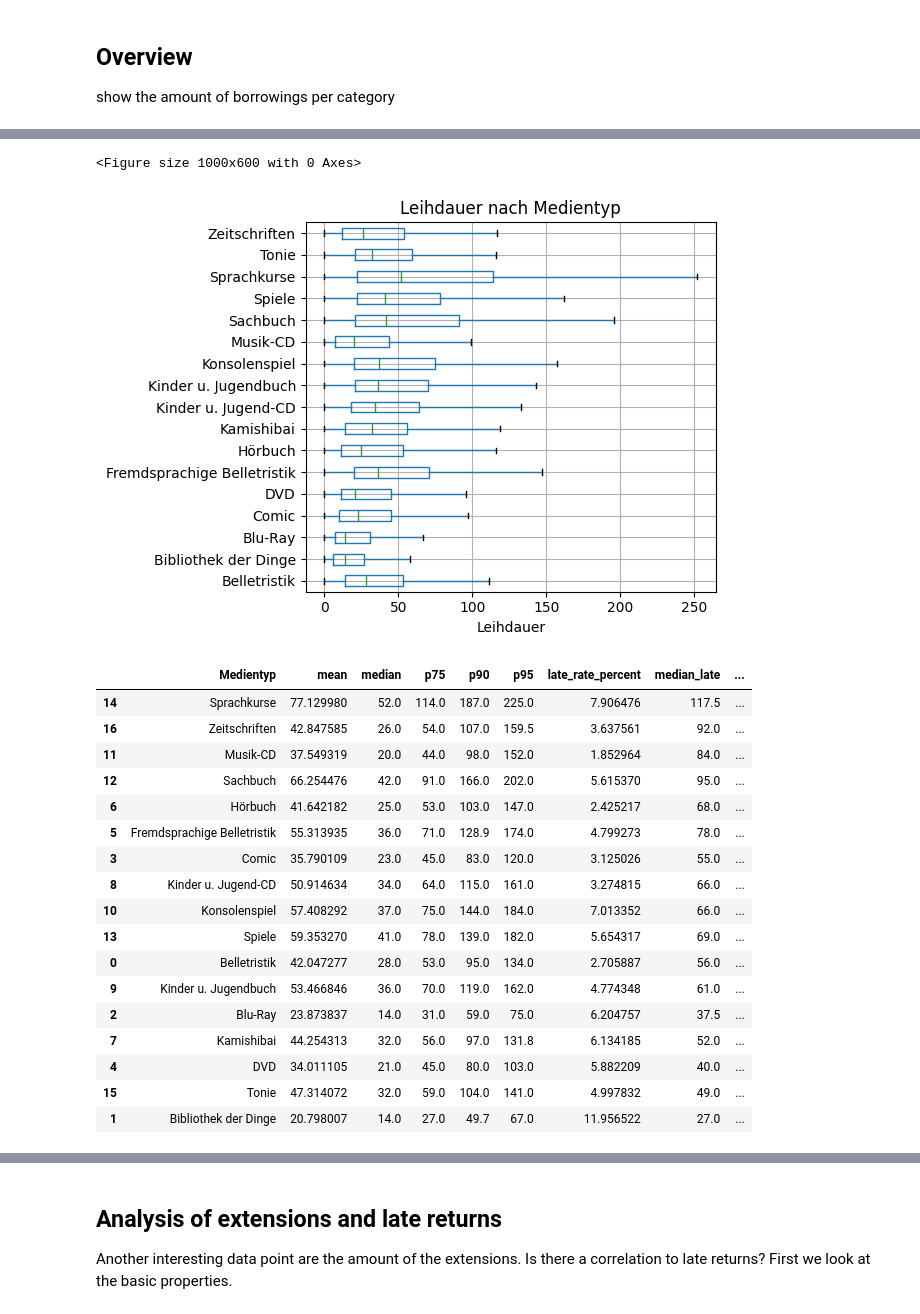
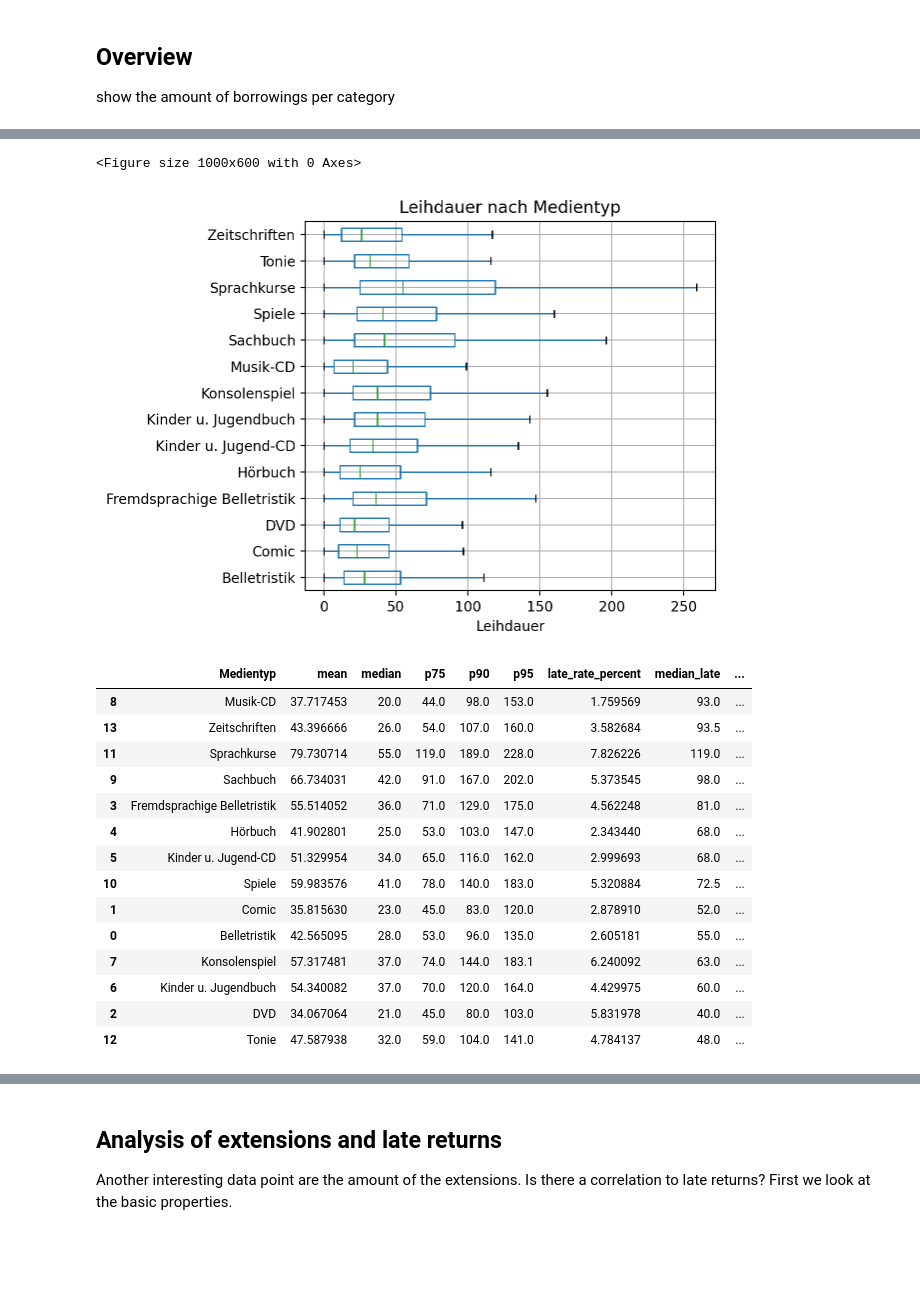
Before and after one commit to RobinAllgeier/Data_Literacy, a Jupyter notebook: exp/nr_01_eda_media-types.ipynb, the cells around one changed output, grey strips where cells are left out. Cells and saved outputs as stored; diff of their text form; code cells hidden in the pictures; blank space fills up the shorter version.

```diff
--- a/exp/nr_01_eda_media-types.ipynb
+++ b/exp/nr_01_eda_media-types.ipynb
@@ -183,6 +124,6 @@ The next step is to find good indicators for late returns by analyzing loan dura
 # %%
 leihdauer_stats = (
-    all_data_frame
+    data_frame
     .groupby("Medientyp")["Leihdauer"]
     .agg(
         mean="mean",
@@ -195,14 +136,14 @@ leihdauer_stats = (
 )
 
 late_rate = (
-    all_data_frame
+    data_frame
     .groupby("Medientyp")["Verspätet"]
     .apply(lambda x: (x == "Ja").mean() * 100)
     .rename("late_rate_percent")
 )
 
 leihdauer_by_late = (
-    all_data_frame
+    data_frame
     .groupby(["Medientyp", "Verspätet"])["Leihdauer"]
     .median()
     .unstack()
@@ -212,56 +153,53 @@ leihdauer_by_late = (
 leihdauer_by_late["delta_median"] = (
         leihdauer_by_late["median_late"]
         - leihdauer_by_late["median_on_time"]
 )
 
-final_table = (
+media_type_table = (
     leihdauer_stats
     .set_index("Medientyp")
     .join(late_rate)
     .join(leihdauer_by_late)
     .reset_index()
     .sort_values("delta_median", ascending=False)
 )
 
-order = final_table["Medientyp"].tolist()
+order = media_type_table["Medientyp"].tolist()
 
 plt.figure(figsize=(10, 6))
-all_data_frame.boxplot(
+data_frame.boxplot(
     column="Leihdauer",
     by="Medientyp",
     vert=False,
     grid=True,
     showfliers=False
 )
 plt.suptitle("")
 plt.title("Leihdauer nach Medientyp")
 plt.xlabel("Leihdauer")
 plt.ylabel("")
 plt.tight_layout()
 plt.show()
 
-display(final_table)
+display(media_type_table)
 # %% [output]
 <Figure size 1000x600 with 0 Axes>
-[figure, old version]
+[figure, new version]
 |  | Medientyp | mean | median | p75 | p90 | p95 | late_rate_percent | median_late | ... |
-| 14 | Sprachkurse | 77.129980 | 52.0 | 114.0 | 187.0 | 225.0 | 7.906476 | 117.5 | ... |
-| 16 | Zeitschriften | 42.847585 | 26.0 | 54.0 | 107.0 | 159.5 | 3.637561 | 92.0 | ... |
-| 11 | Musik-CD | 37.549319 | 20.0 | 44.0 | 98.0 | 152.0 | 1.852964 | 84.0 | ... |
-| 12 | Sachbuch | 66.254476 | 42.0 | 91.0 | 166.0 | 202.0 | 5.615370 | 95.0 | ... |
-| 6 | Hörbuch | 41.642182 | 25.0 | 53.0 | 103.0 | 147.0 | 2.425217 | 68.0 | ... |
-| 5 | Fremdsprachige Belletristik | 55.313935 | 36.0 | 71.0 | 128.9 | 174.0 | 4.799273 | 78.0 | ... |
-| 3 | Comic | 35.790109 | 23.0 | 45.0 | 83.0 | 120.0 | 3.125026 | 55.0 | ... |
-| 8 | Kinder u. Jugend-CD | 50.914634 | 34.0 | 64.0 | 115.0 | 161.0 | 3.274815 | 66.0 | ... |
-| 10 | Konsolenspiel | 57.408292 | 37.0 | 75.0 | 144.0 | 184.0 | 7.013352 | 66.0 | ... |
-| 13 | Spiele | 59.353270 | 41.0 | 78.0 | 139.0 | 182.0 | 5.654317 | 69.0 | ... |
-| 0 | Belletristik | 42.047277 | 28.0 | 53.0 | 95.0 | 134.0 | 2.705887 | 56.0 | ... |
-| 9 | Kinder u. Jugendbuch | 53.466846 | 36.0 | 70.0 | 119.0 | 162.0 | 4.774348 | 61.0 | ... |
-| 2 | Blu-Ray | 23.873837 | 14.0 | 31.0 | 59.0 | 75.0 | 6.204757 | 37.5 | ... |
-| 7 | Kamishibai | 44.254313 | 32.0 | 56.0 | 97.0 | 131.8 | 6.134185 | 52.0 | ... |
-| 4 | DVD | 34.011105 | 21.0 | 45.0 | 80.0 | 103.0 | 5.882209 | 40.0 | ... |
-| 15 | Tonie | 47.314072 | 32.0 | 59.0 | 104.0 | 141.0 | 4.997832 | 49.0 | ... |
-| 1 | Bibliothek der Dinge | 20.798007 | 14.0 | 27.0 | 49.7 | 67.0 | 11.956522 | 27.0 | ... |
+| 8 | Musik-CD | 37.717453 | 20.0 | 44.0 | 98.0 | 153.0 | 1.759569 | 93.0 | ... |
+| 13 | Zeitschriften | 43.396666 | 26.0 | 54.0 | 107.0 | 160.0 | 3.582684 | 93.5 | ... |
+| 11 | Sprachkurse | 79.730714 | 55.0 | 119.0 | 189.0 | 228.0 | 7.826226 | 119.0 | ... |
+| 9 | Sachbuch | 66.734031 | 42.0 | 91.0 | 167.0 | 202.0 | 5.373545 | 98.0 | ... |
+| 3 | Fremdsprachige Belletristik | 55.514052 | 36.0 | 71.0 | 129.0 | 175.0 | 4.562248 | 81.0 | ... |
+| 4 | Hörbuch | 41.902801 | 25.0 | 53.0 | 103.0 | 147.0 | 2.343440 | 68.0 | ... |
+| 5 | Kinder u. Jugend-CD | 51.329954 | 34.0 | 65.0 | 116.0 | 162.0 | 2.999693 | 68.0 | ... |
+| 10 | Spiele | 59.983576 | 41.0 | 78.0 | 140.0 | 183.0 | 5.320884 | 72.5 | ... |
+| 1 | Comic | 35.815630 | 23.0 | 45.0 | 83.0 | 120.0 | 2.878910 | 52.0 | ... |
+| 0 | Belletristik | 42.565095 | 28.0 | 53.0 | 96.0 | 135.0 | 2.605181 | 55.0 | ... |
+| 7 | Konsolenspiel | 57.317481 | 37.0 | 74.0 | 144.0 | 183.1 | 6.240092 | 63.0 | ... |
+| 6 | Kinder u. Jugendbuch | 54.340082 | 37.0 | 70.0 | 120.0 | 164.0 | 4.429975 | 60.0 | ... |
+| 2 | DVD | 34.067064 | 21.0 | 45.0 | 80.0 | 103.0 | 5.831978 | 40.0 | ... |
+| 12 | Tonie | 47.587938 | 32.0 | 59.0 | 104.0 | 141.0 | 4.784137 | 48.0 | ... |
 # %% [markdown]
 ## Takeaways
 - across all media categories, late returns are associated with longer loan durations
```
Also changed, not shown: parts of 32 cells of this notebook, 2 other files.
